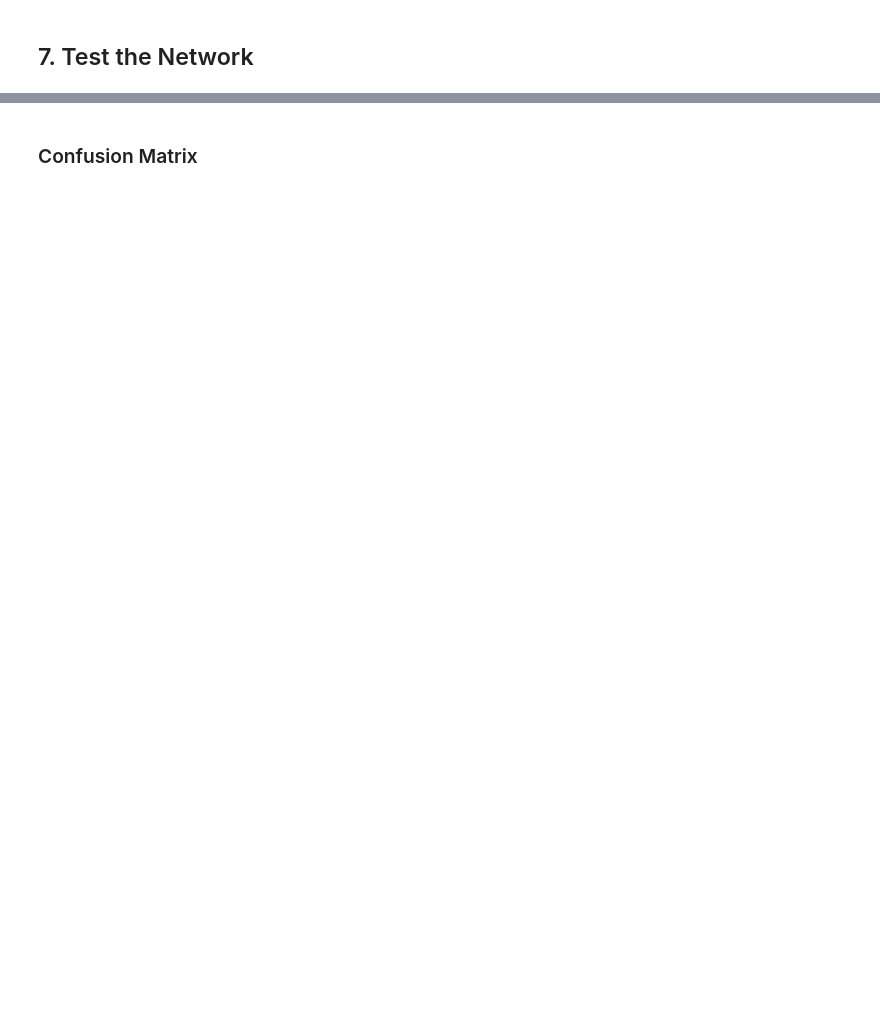
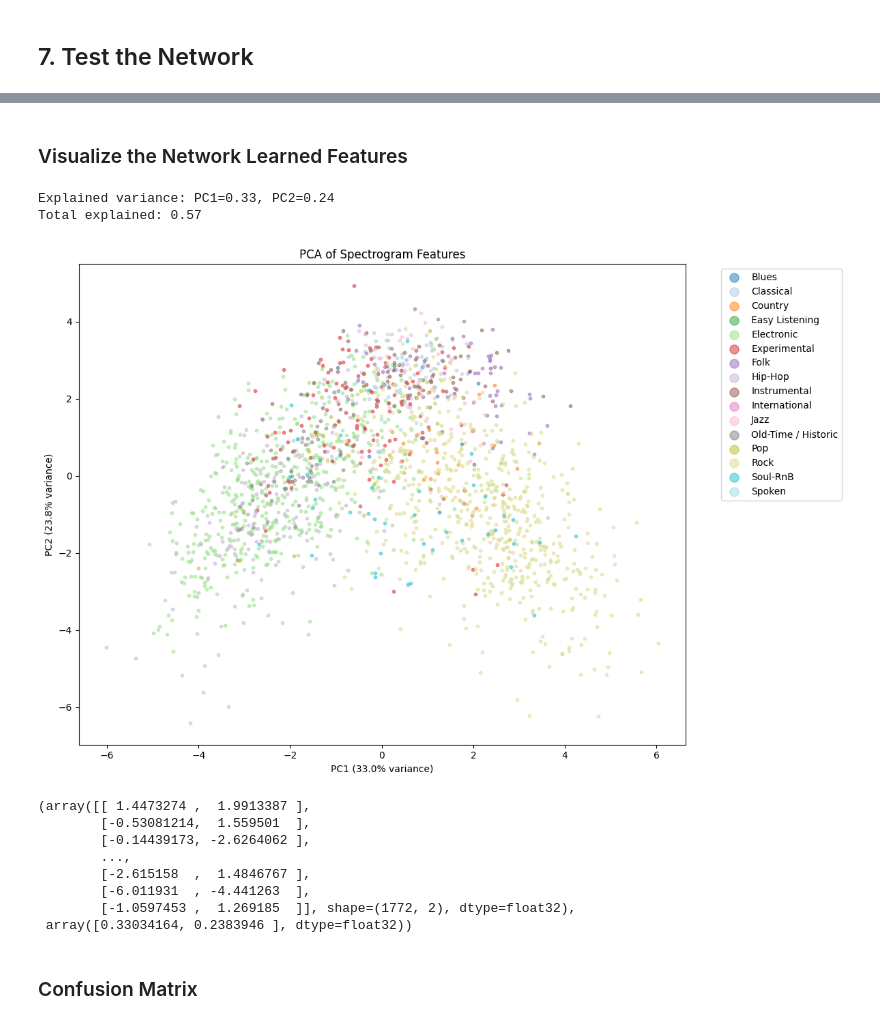
Before and after one commit to dylanledermann/AIGenre, a Jupyter notebook: without_lyrics_cnn.ipynb, the cells around one changed output, grey strips where cells are left out. Cells and saved outputs as stored; diff of their text form; code cells hidden in the pictures; blank space fills up the shorter version.

```diff
--- a/without_lyrics_cnn.ipynb
+++ b/without_lyrics_cnn.ipynb
@@ -628,6 +638,6 @@ plt.show()
 # %% [markdown]
 ## 7. Test the Network
 # %%
-train_acc, train_loss, heatmap = check_accuracy(test_loader, model, loss_fn)
+train_acc, train_loss, heatmap, model_features, labels = check_accuracy(test_loader, model, loss_fn)
 # %% [output]
 Checking Accuracy
@@ -636,3 +646,57 @@ Validation Loss: 1.0223
+# %% [markdown]
+### Visualize the Network Learned Features
+# %%
+from sklearn.decomposition import PCA
+from sklearn.preprocessing import StandardScaler
+def plot_pca(features, labels: list[int], genre_map: dict, n_components: int = 2) -> None:
+    scalar = StandardScaler()
+    features = scalar.fit_transform(features)
+
+    pca = PCA(n_components=n_components)
+    reduced = pca.fit_transform(features)
+    explained = pca.explained_variance_ratio_
+
+    print(f"Explained variance: PC1={explained[0]:.2f}, PC2={explained[1]:.2f}")
+    print(f"Total explained: {explained.sum():.2f}")
+
+    idx_to_genre = {v: k for k, v in genre_map.items()}
+    unique_labels = np.unique(labels)
+    colors = plt.cm.tab20(np.linspace(0, 1, len(unique_labels)))
+
+    fig, ax = plt.subplots(figsize=(12, 8))
+    for label, color in zip(unique_labels, colors):
+        mask = labels == label
+        ax.scatter(
+            reduced[mask, 0],
+            reduced[mask, 1],
+            label=idx_to_genre.get(label, str(label)),
+            alpha=0.5,
+            s=10,
+            color=color
+        )
+
+    ax.set_xlabel(f"PC1 ({explained[0]:.1%} variance)")
+    ax.set_ylabel(f"PC2 ({explained[1]:.1%} variance)")
+    ax.set_title("PCA of Spectrogram Features")
+    ax.legend(bbox_to_anchor=(1.05, 1), loc='upper left', markerscale=3)
+    plt.tight_layout()
+    plt.show()
+
+    return reduced, explained
+
+plot_pca(model_features, labels, genre_map)
+# %% [output]
+Explained variance: PC1=0.33, PC2=0.24
+Total explained: 0.57
+[figure, added]
+(array([[ 1.4473274 ,  1.9913387 ],
+        [-0.53081214,  1.559501  ],
+        [-0.14439173, -2.6264062 ],
+        ...,
+        [-2.615158  ,  1.4846767 ],
+        [-6.011931  , -4.441263  ],
+        [-1.0597453 ,  1.269185  ]], shape=(1772, 2), dtype=float32),
+ array([0.33034164, 0.2383946 ], dtype=float32))
 # %% [markdown]
 ### Confusion Matrix
 # %%
```
Also changed, not shown: parts of 11 cells of this notebook, 3 other files.
